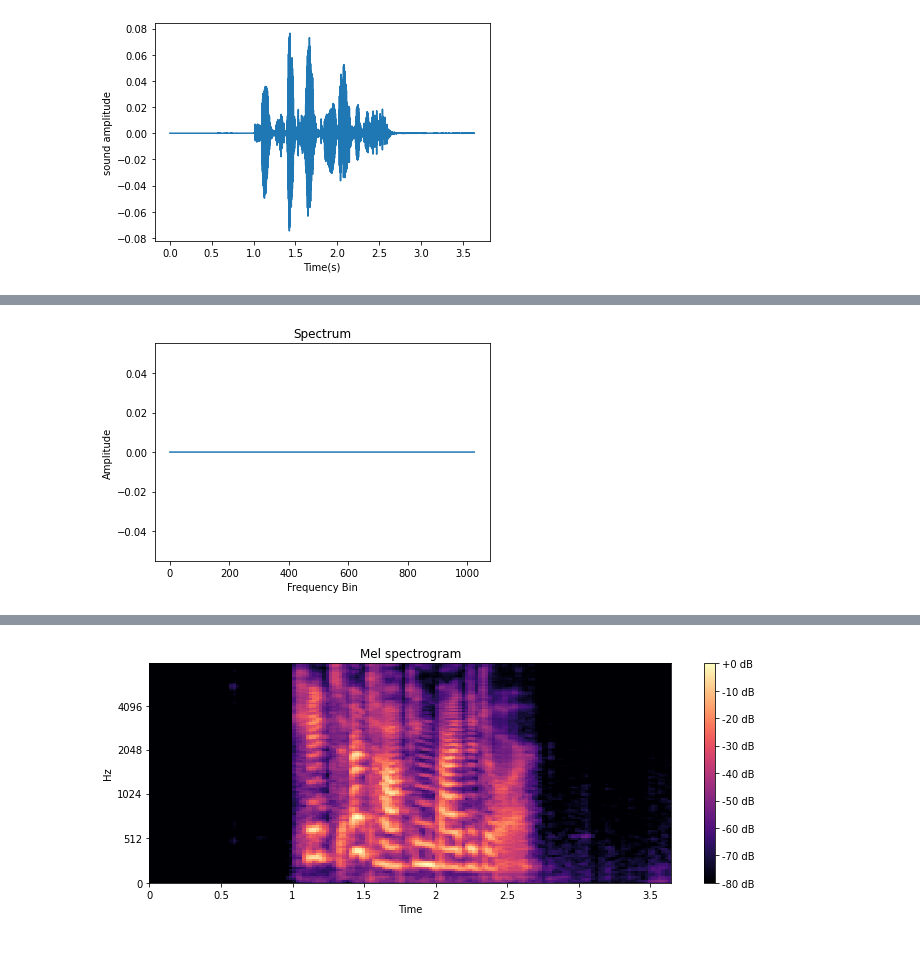
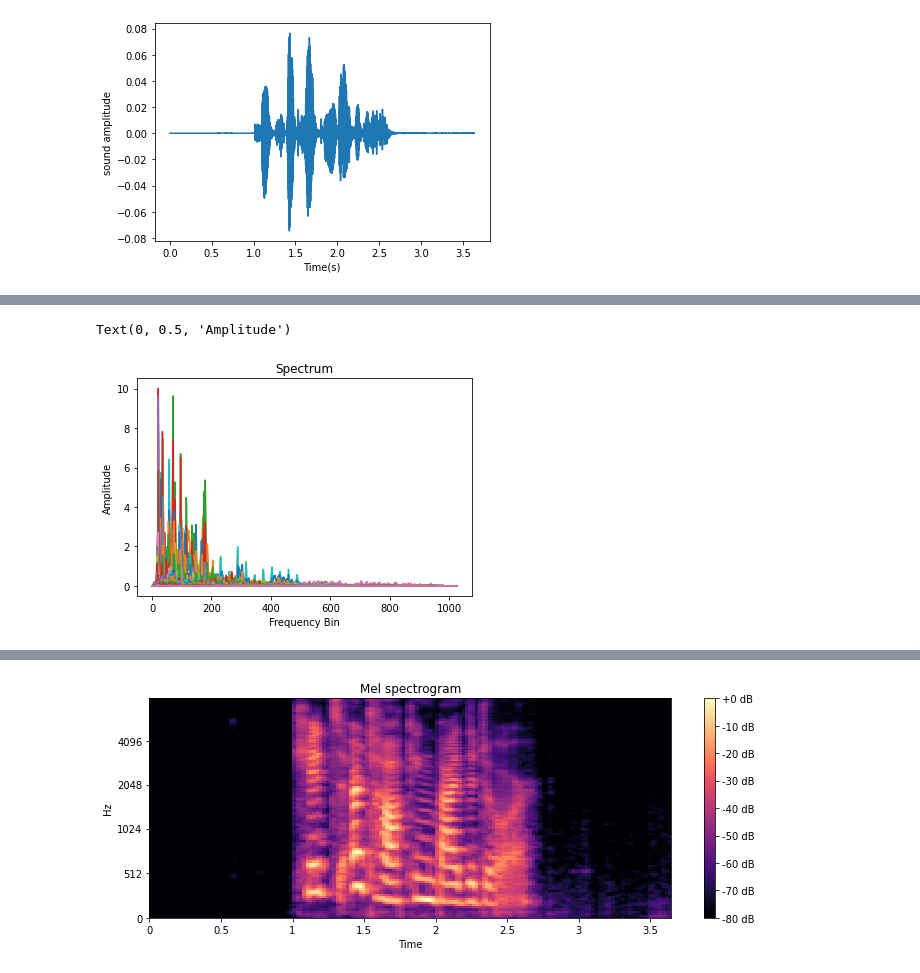
Before and after one commit to diebland/FinalProject__RecognitionSpeechEmotion, a Jupyter notebook: EDA.ipynb, the cells around one changed output, grey strips where cells are left out. Drawn from its saved outputs; the diff is of its cells as text; code cells hidden in the pictures.

```diff
--- a/EDA.ipynb
+++ b/EDA.ipynb
@@ -95,12 +110,12 @@ plt.show()
 # %%
-n_fft = 2048
-ft = np.abs(librosa.stft(y[:n_fft], hop_length = n_fft+1))
-plt.plot(ft);
-plt.title('Spectrum');
-plt.xlabel('Frequency Bin');
-plt.ylabel('Amplitude');
+S = np.abs(librosa.stft(y))
+plt.plot(S)
+plt.title('Spectrum')
+plt.xlabel('Frequency Bin')
+plt.ylabel('Amplitude')
 # %% [output]
+Text(0, 0.5, 'Amplitude')
-[figure, old version]
+[figure, new version]
 # %%
 #pitch of the audio
 
```
Also changed, not shown: parts of 14 cells of this notebook, 1 other file.
